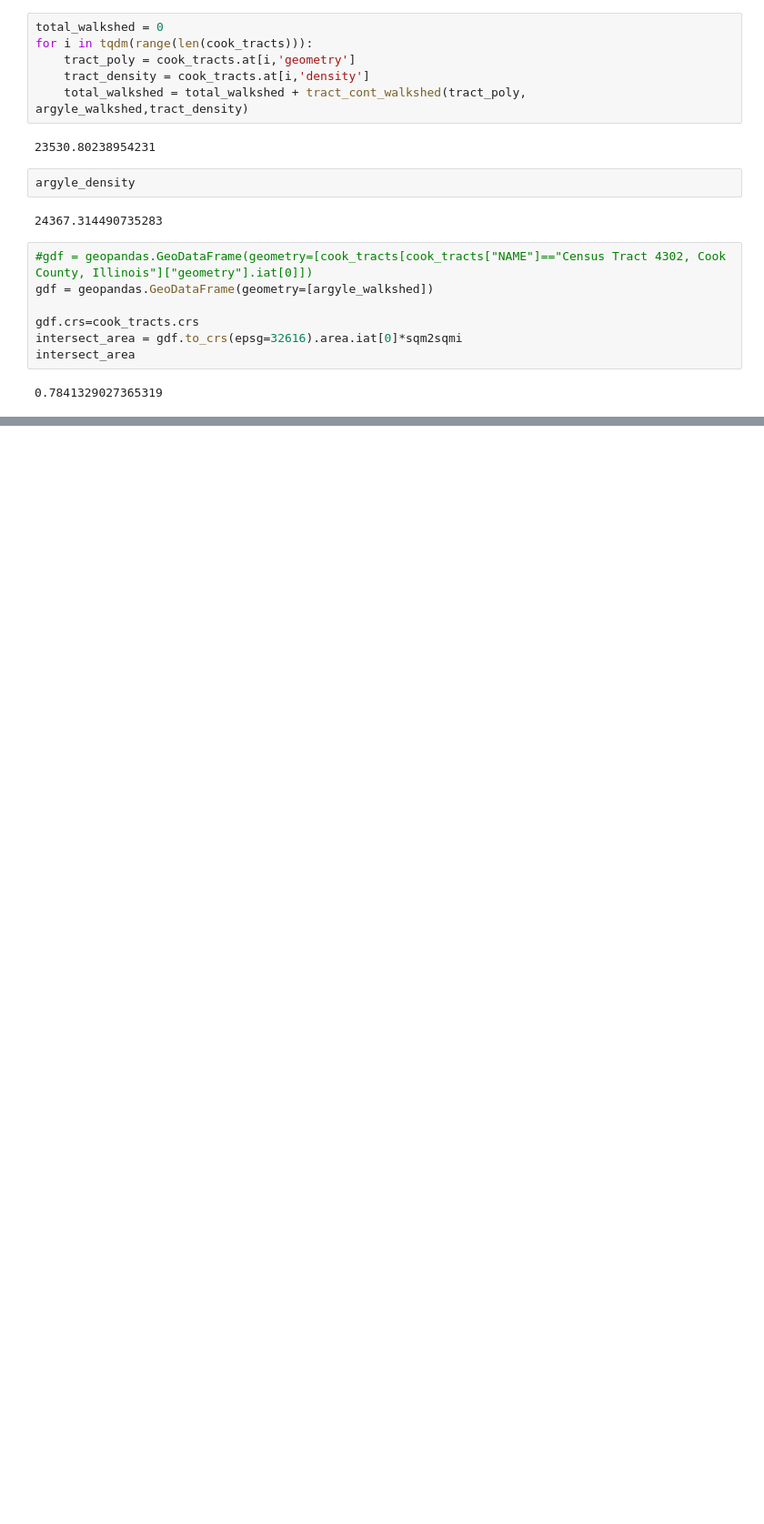
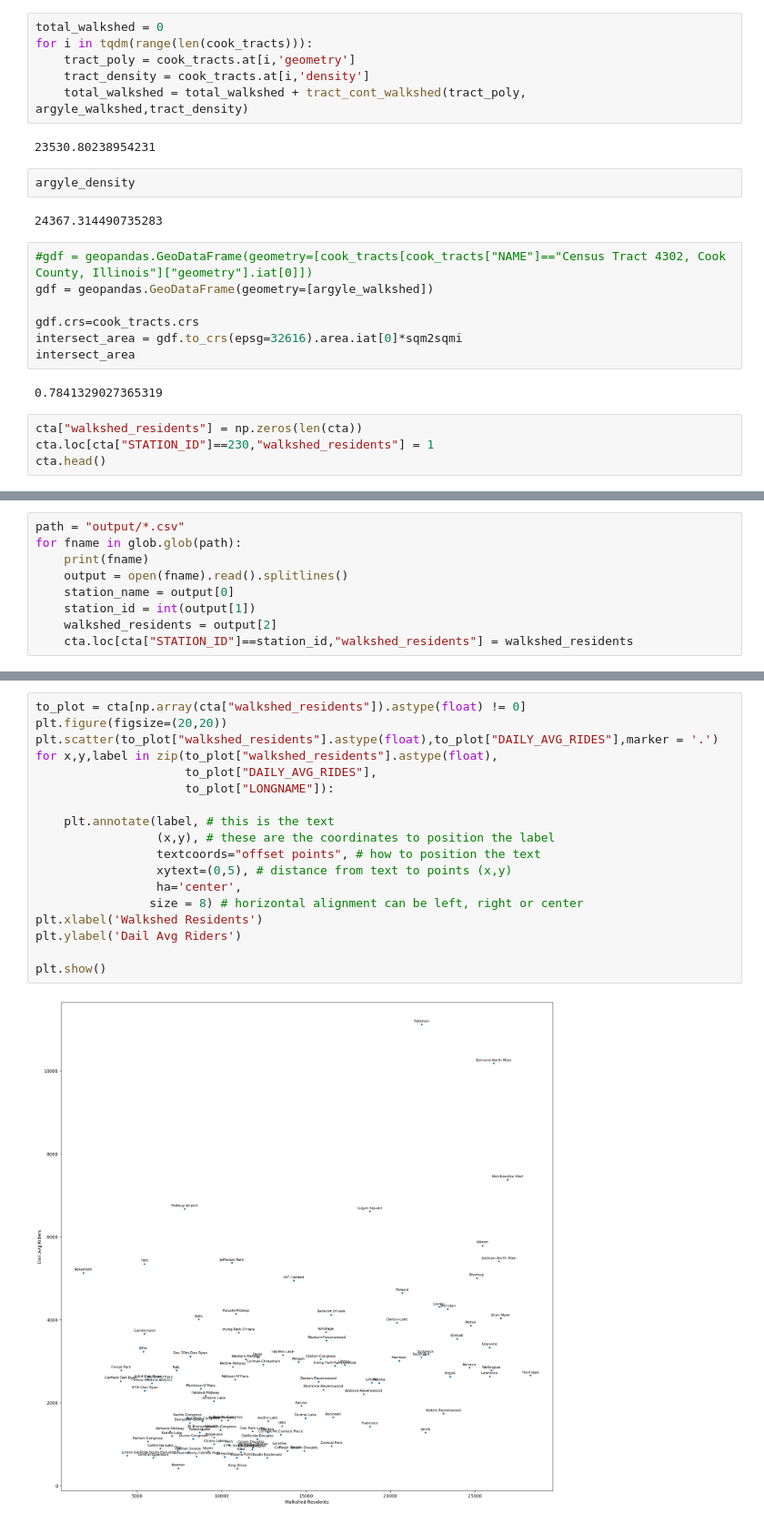
Before and after one commit to GeroyUsilov/census_transit, a Jupyter notebook: analysis.ipynb, the cells around one changed output, grey strips where cells are left out. Shown at 91% size. Drawn from its saved outputs; the diff is of its cells as text; blank space fills up the shorter version.

```diff
--- a/analysis.ipynb
+++ b/analysis.ipynb
@@ -179,3 +182,7 @@ intersect_area = gdf.to_crs(epsg=32616).area.iat[0]*sqm2sqmi
 intersect_area
 # %% [output]
 0.7841329027365319
+# %%
+cta["walkshed_residents"] = np.zeros(len(cta))
+cta.loc[cta["STATION_ID"]==230,"walkshed_residents"] = 1
+cta.head()
@@ -181,0 +211,9 @@ intersect_area
+# %%
+path = "output/*.csv"
+for fname in glob.glob(path):
+    print(fname)
+    output = open(fname).read().splitlines()
+    station_name = output[0]
+    station_id = int(output[1])
+    walkshed_residents = output[2]
+    cta.loc[cta["STATION_ID"]==station_id,"walkshed_residents"] = walkshed_residents
@@ -181,0 +247,20 @@ intersect_area
+# %%
+to_plot = cta[np.array(cta["walkshed_residents"]).astype(float) != 0]
+plt.figure(figsize=(20,20))
+plt.scatter(to_plot["walkshed_residents"].astype(float),to_plot["DAILY_AVG_RIDES"],marker = '.')
+for x,y,label in zip(to_plot["walkshed_residents"].astype(float),
+                     to_plot["DAILY_AVG_RIDES"],
+                     to_plot["LONGNAME"]):
+
+    plt.annotate(label, # this is the text
+                 (x,y), # these are the coordinates to position the label
+                 textcoords="offset points", # how to position the text
+                 xytext=(0,5), # distance from text to points (x,y)
+                 ha='center',
+                size = 8) # horizontal alignment can be left, right or center
+plt.xlabel('Walkshed Residents')
+plt.ylabel('Dail Avg Riders')
+
+plt.show()
+# %% [output]
+[figure, added]
```
Also changed, not shown: parts of 9 cells of this notebook, 2 other files.
